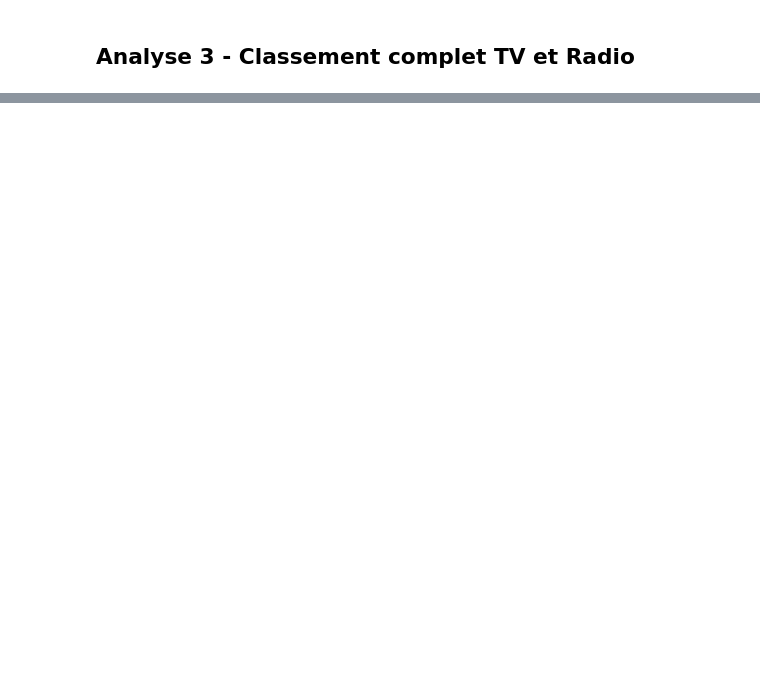
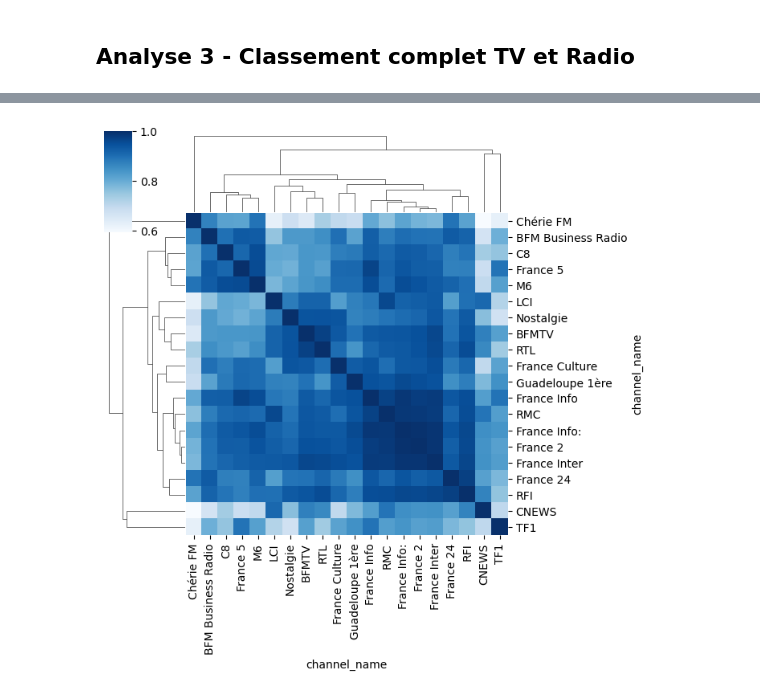
Before and after one commit to dataforgoodfr/quotaclimat, a Jupyter notebook: notebooks/COP27 - Tutoriel analyse niveau 0.ipynb, the cells around one changed output, grey strips where cells are left out. Saved outputs shown, nothing was run; the diff lists cells and outputs as text; code cells hidden in the pictures; blank space fills up the shorter version.

```diff
--- a/notebooks/COP27 - Tutoriel analyse niveau 0.ipynb
+++ b/notebooks/COP27 - Tutoriel analyse niveau 0.ipynb
@@ -204,0 +350,9 @@ fig.show()
+# %%
+import seaborn as sns
+count_pivot = count_by_channel.pivot(index = "channel_name",columns = "category",values = "count").fillna(0.0)
+count_pivot = count_pivot.divide(count_pivot.sum(axis = 1),axis = 0)
+
+fig = sns.clustermap(count_pivot.T.corr(),cmap = "Blues",figsize = (7,7))
+plt.show()
+# %% [output]
+[figure, added]
```
Also changed, not shown: parts of 34 cells of this notebook, 2 other files.
